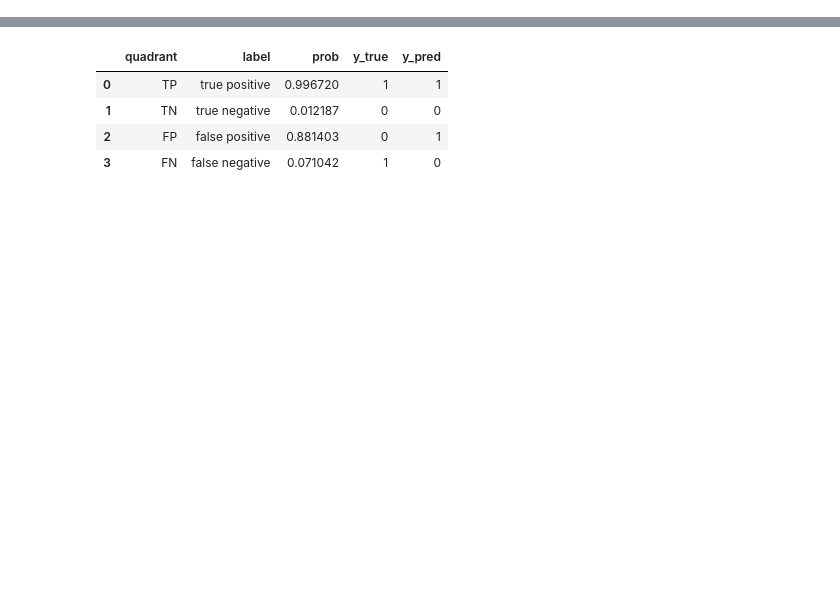
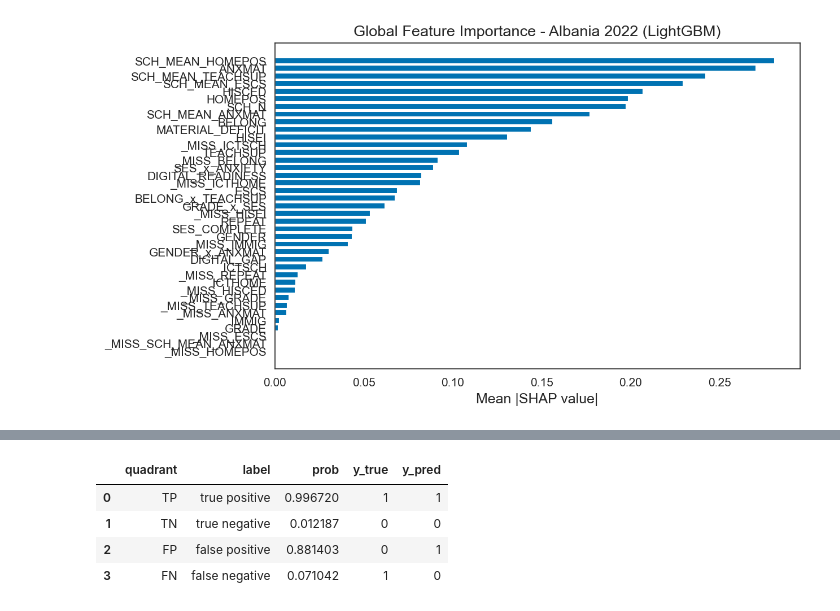
Before and after one commit to xhoja/oecd-pisa-albania, a Jupyter notebook: notebooks/04_explainability.ipynb, the cells around one changed output, grey strips where cells are left out. Saved outputs shown, nothing was run; the diff lists cells and outputs as text; code cells hidden in the pictures; blank space fills up the shorter version.

```diff
--- a/notebooks/06_explainability_cases.ipynb
+++ b/notebooks/04_explainability.ipynb
@@ -40,0 +60,17 @@ pd.set_option("display.width", 200); pd.set_option("display.max_columns", 50)
+# %%
+import shap
+from src.models.prepare import build_model_data, impute_median
+from src.features.transformers import EngineeredFeatureBuilder
+from src.models.registry import get_model
+from src.explainability.shap_analysis import compute_shap_values, global_feature_importance
+
+df = pd.read_parquet('../data/processed/alb_2022.parquet')
+feats = ['ESCS','HOMEPOS','GENDER','REPEAT','IMMIG','BELONG','TEACHSUP',
+         'ICTHOME','ICTSCH','ANXMAT','GRADE','HISCED','HISEI']
+data = build_model_data(df, feats, domain='math', add_school_context=True)
+# engineered features (SES_COMPLETE, interactions, ...) built here for the
+# final explanatory model (single fit on all data, so fit-on-all is fine)
+X_eng = EngineeredFeatureBuilder().fit_transform(data.X)
+(X,) = impute_median(X_eng); y = data.y.values
+model = get_model('lightgbm'); model.fit(X, y, sample_weight=data.weights.values)
+print('trained on', X.shape)
@@ -40,0 +85,5 @@ pd.set_option("display.width", 200); pd.set_option("display.max_columns", 50)
+# %%
+shap_vals, names = compute_shap_values(model, X,
+        X_background=X.sample(min(300, len(X)), random_state=42), max_samples=2000)
+imp = global_feature_importance(shap_vals, names)
+imp
@@ -40,0 +111,10 @@ pd.set_option("display.width", 200); pd.set_option("display.max_columns", 50)
+# %%
+from src.visualization.style import apply_publication_style
+apply_publication_style()
+imp_s = imp.sort_values('mean_abs_shap')
+fig, ax = plt.subplots(figsize=(8,5))
+ax.barh(imp_s['feature'], imp_s['mean_abs_shap'], color='#0072B2')
+ax.set_xlabel('Mean |SHAP value|'); ax.set_title('Global Feature Importance - Albania 2022 (LightGBM)')
+plt.show()
+# %% [output]
+[figure, added]
```
Also changed, not shown: parts of 22 cells of this notebook, 28 other files.
